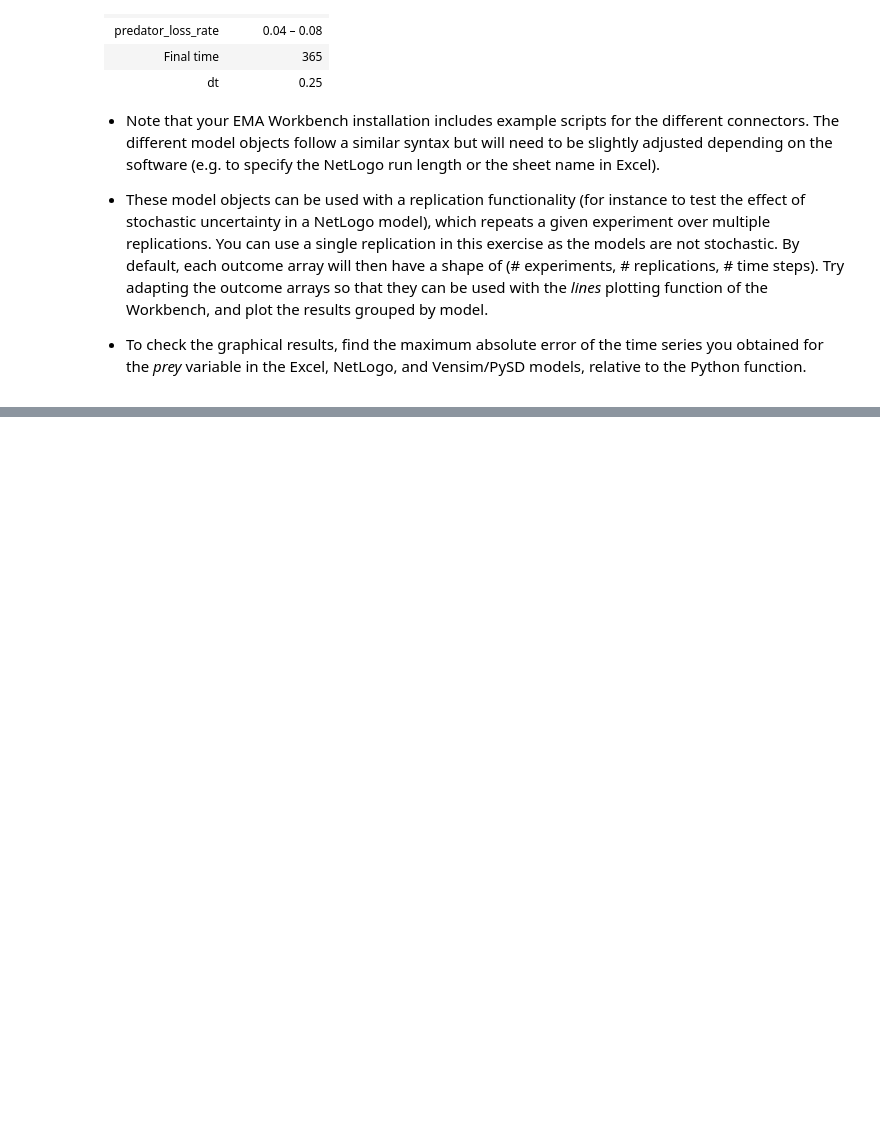
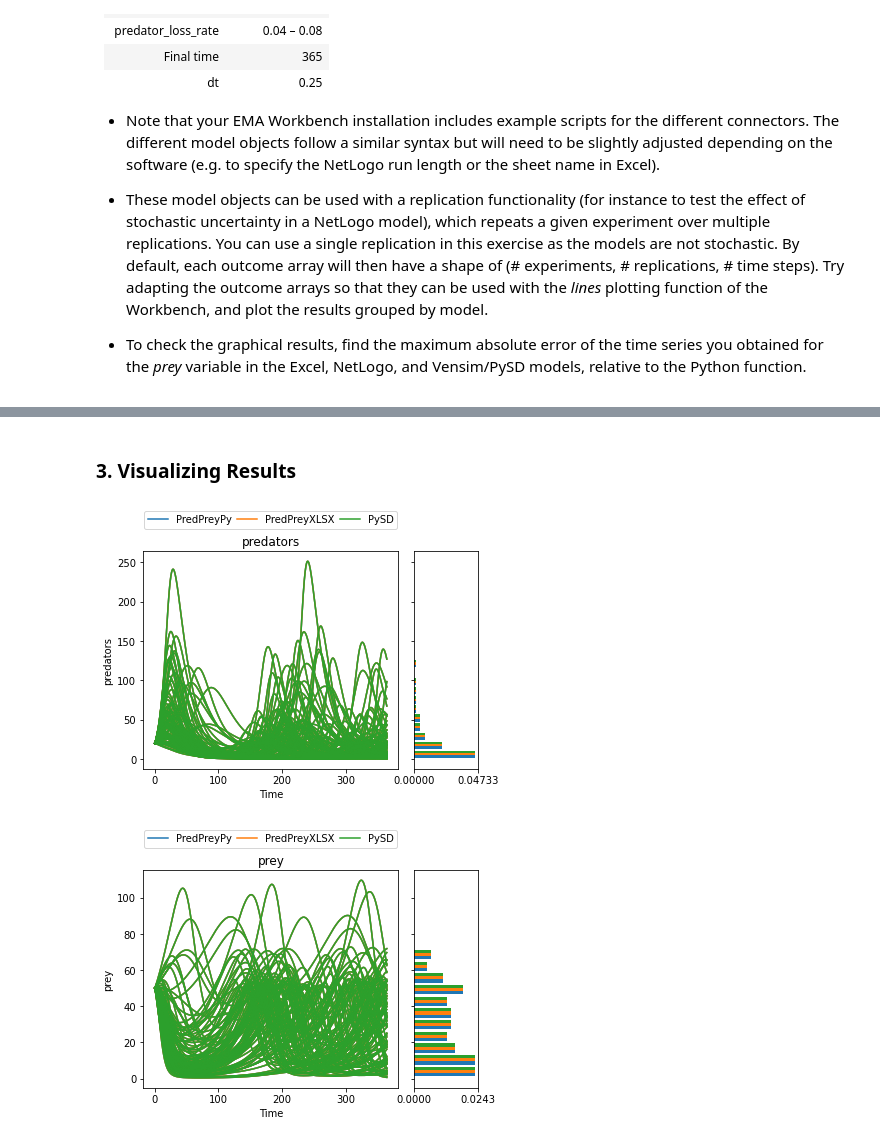
Before and after one commit to lnicoletti/EPA1361-G21, a Jupyter notebook: epa1361_open/Week 1-2 - general intro to exploratory modelling/assignment 3 - multimodel_assignment.ipynb, the cells around one changed output, grey strips where cells are left out. Cells and saved outputs as stored; diff of their text form; code cells hidden in the pictures; blank space fills up the shorter version.

```diff
--- a/epa1361_open/Week 1-2 - general intro to exploratory modelling/assignment 3 - multimodel_assignment.ipynb
+++ b/epa1361_open/Week 1-2 - general intro to exploratory modelling/assignment 3 - multimodel_assignment.ipynb
@@ -111,22 +154,0 @@ with MultiprocessingEvaluator(model_nlogo) as evaluator:
-# %%
-ema_logging.log_to_stderr(level=ema_logging.INFO)
-
-model_xlsx = ExcelModel("preypreyXLSX", wd="./model/",
-                   model_file='PredPrey.xlsx')
-model_xlsx.uncertainties = [RealParameter("prey_birth_rate", 0.015,0.035),
-                       RealParameter("predation_rate", 0.0005, 0.003),
-                       RealParameter("predator_efficiency", 0.001,0.004),
-                       RealParameter("predator_loss_rate", 0.04, 0.08)
-                       ]
-
-# specification of the outcomes
-model_xlsx.outcomes = [TimeSeriesOutcome('TIME'),
-                  TimeSeriesOutcome('predators'),
-                  TimeSeriesOutcome('prey')]
-
-# name of the sheet
-model_xlsx.default_sheet = "Sheet1"
-# %%
-with MultiprocessingEvaluator(model_xlsx) as evaluator:
-    experiments_xlsx, outcomes_xlsx = perform_experiments(model_xlsx, 100, reporting_interval=1,
-                                                          evaluator=evaluator)
@@ -182,0 +160,6 @@ results_pySD = perform_experiments(model_pySD, 1000)
+# %%
+ema_logging.log_to_stderr(ema_logging.INFO)
+
+# Won't work for Netlogo for some reason
+with SequentialEvaluator([model_Python, model_xlsx, model_pySD]) as evaluator:
+    results = evaluator.perform_experiments(scenarios=100, policies=0)
@@ -182,0 +180,16 @@ results_pySD = perform_experiments(model_pySD, 1000)
+# %% [markdown]
+### 3. Visualizing Results
+# %%
+experiments, outcomes = results[0], results[1]
+# %%
+from ema_workbench.analysis import plotting, plotting_util
+for o in outcomes.keys():
+    outcomes[o] = outcomes[o][:,0,:]
+
+for outcome in outcomes.keys():
+    if outcome!='TIME':
+        plotting.lines(experiments, outcomes,outcomes_to_show=outcome, density=plotting_util.Density.HIST, group_by='model')
+plt.show()
+# %% [output]
+[figure, added]
+[figure, added]
```
Also changed, not shown: parts of 21 cells of this notebook, 1 other file.
